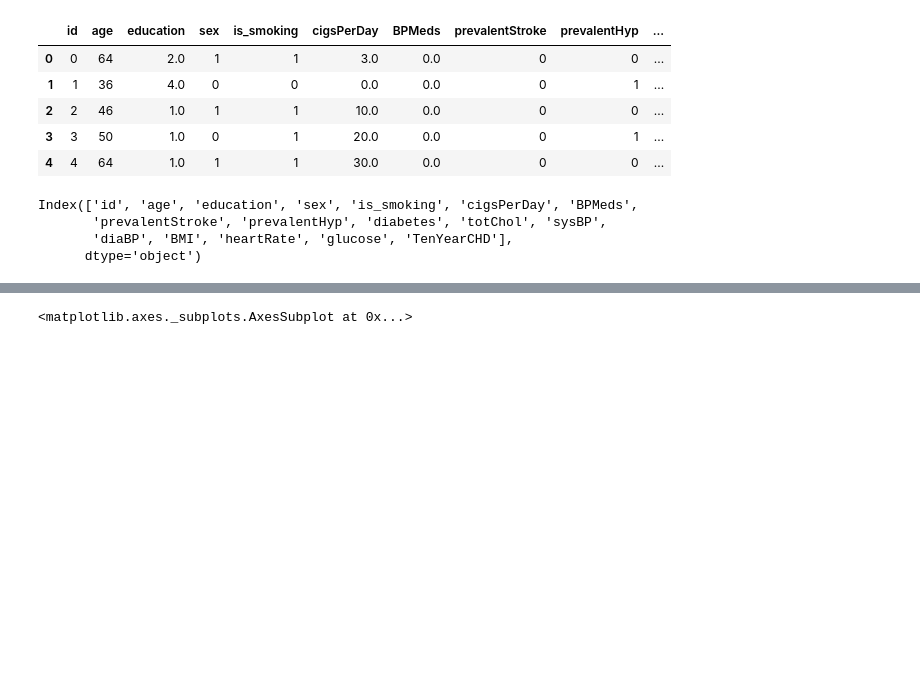
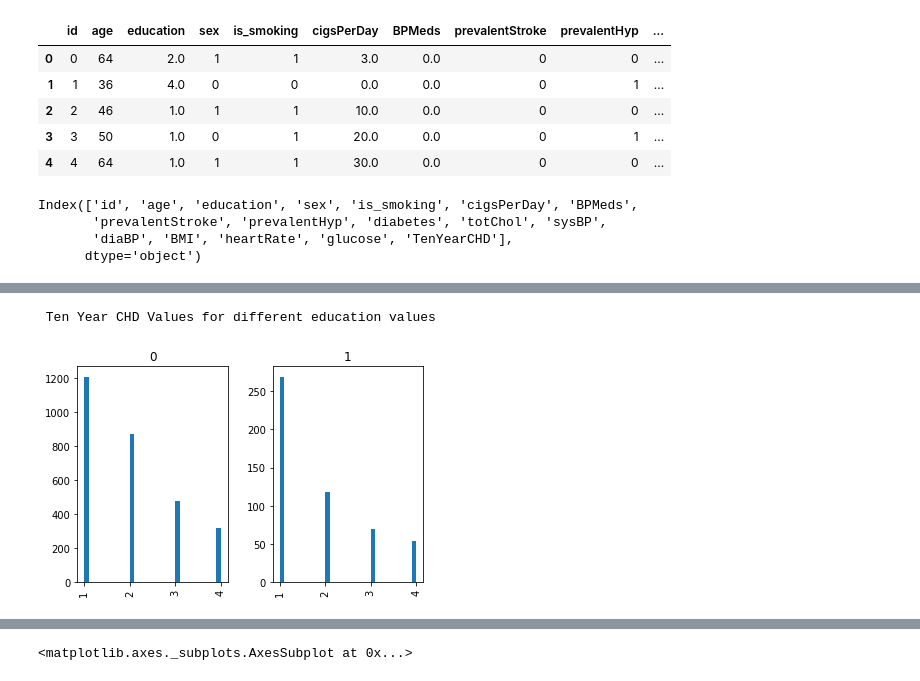
Before and after one commit to SAKSHIDHYANI/Cardiovascular-Risk-Prediction, a Jupyter notebook: Cardiovascular_Risk_Prediction.ipynb, the cells around one changed output, grey strips where cells are left out. Drawn from its saved outputs; the diff is of its cells as text; code cells hidden in the pictures; blank space fills up the shorter version.

```diff
--- a/Cardiovascular_Risk_Prediction.ipynb
+++ b/Cardiovascular_Risk_Prediction.ipynb
@@ -361,0 +374,6 @@ Index(['id', 'age', 'education', 'sex', 'is_smoking', 'cigsPerDay', 'BPMeds',
+# %%
+# data distribution for education column
+plot('education')
+# %% [output]
+ Ten Year CHD Values for different education values
+[figure, added]
```
Also changed, not shown: parts of 64 cells of this notebook.
